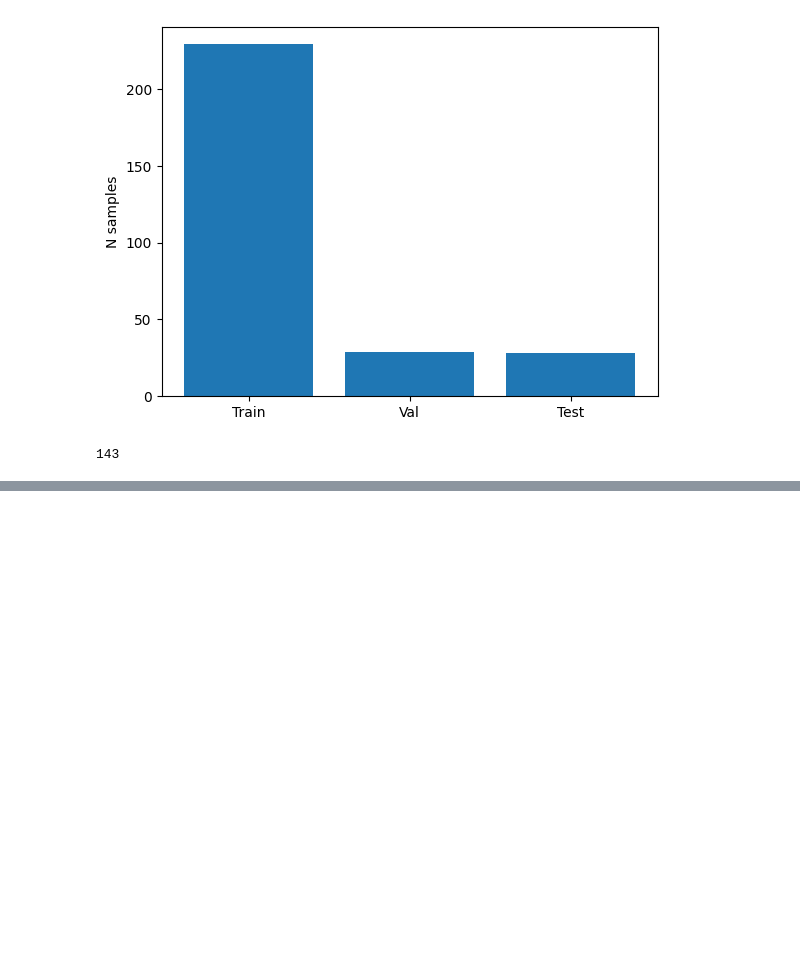
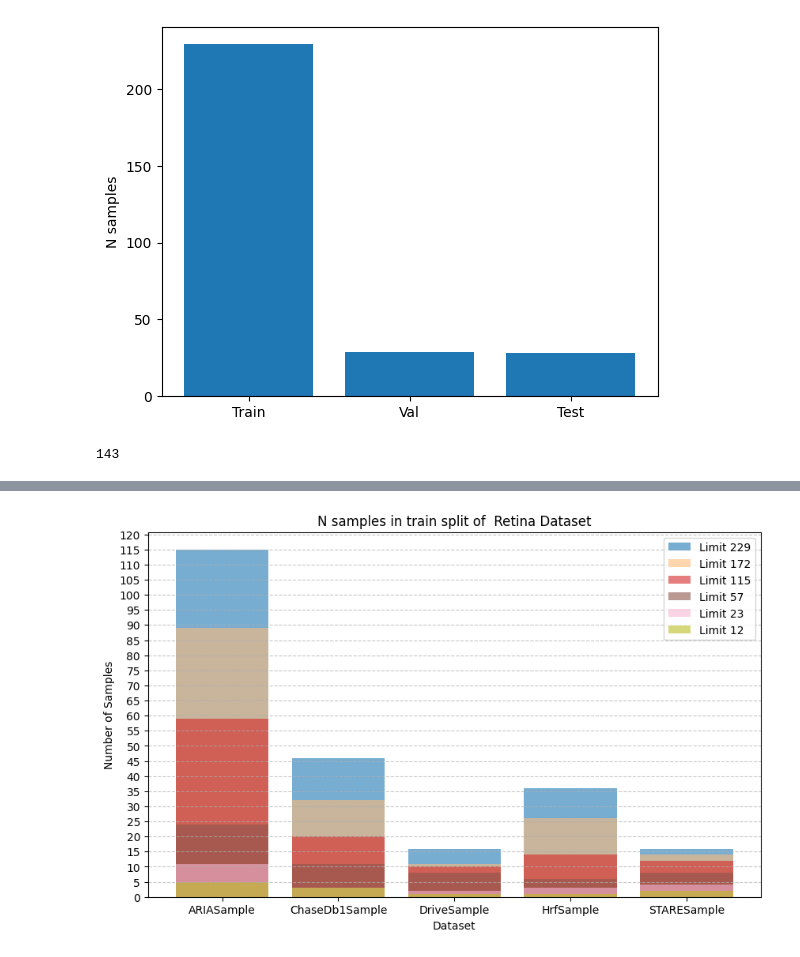
Before and after one commit to speydril/mp-lippert-experiments, a Jupyter notebook: src/wild-west/analysis.ipynb, the cells around one changed output, grey strips where cells are left out. Drawn from its saved outputs; the diff is of its cells as text; code cells hidden in the pictures; blank space fills up the shorter version.

```diff
--- a/src/wild-west/analysis.ipynb
+++ b/src/wild-west/analysis.ipynb
@@ -292,0 +398,10 @@ len(aria)
+# %%
+from src.datasets.joined_retina_dataset import JoinedRetinaDataset, JoinedRetinaDatasetArgs
+from src.args.yaml_config import YamlConfig
+yaml_config = YamlConfig().config
+config = JoinedRetinaDatasetArgs(drive_test_equals_val=False)
+ds = JoinedRetinaDataset.from_config(config, yaml_config, seed=42)
+# %%
+plot_sample_origin("train", ds)
+# %% [output]
+[figure, added]
```
Also changed, not shown: parts of 9 cells of this notebook.
